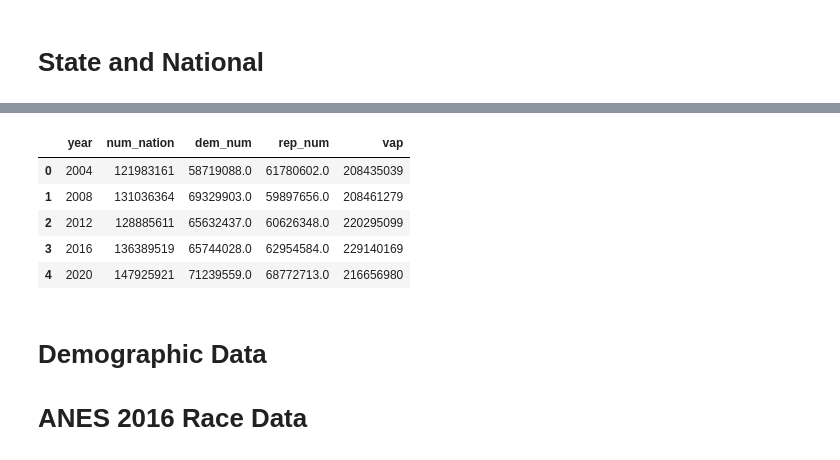
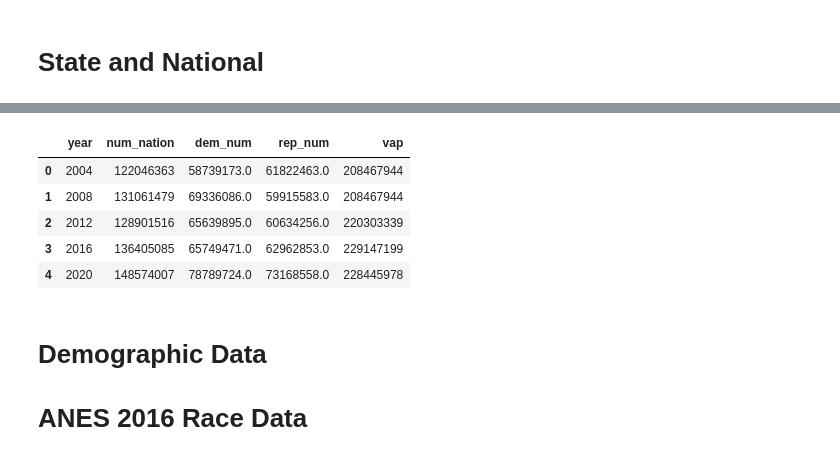
Before and after one commit to psthomas/election-vis, a Jupyter notebook: voting_national.ipynb, the cells around one changed output, grey strips where cells are left out. Drawn from its saved outputs; the diff is of its cells as text; code cells hidden in the pictures.

```diff
--- a/voting_national.ipynb
+++ b/voting_national.ipynb
@@ -418,11 +463,19 @@ set()
 # %%
 # Manually input Alaska statewide data because they don't use counties
 # http://uselectionatlas.org/RESULTS/compare.php?year=2016&fips=2&f=0&off=0&elect=0&type=state
+# https://www.census.gov/library/visualizations/2016/comm/citizen_voting_age_population/cb16-tps18_alaska.html
 columns = ['fips_code', 'county_num', 'dem_num', 'rep_num',
-            'year', 'state', 'county_name', 'vap']
-ak = [['02', '02', '02', '02'], [312598, 326197, 300495, 318608], [111025, 123594, 122640, 116454],
-      [190889, 193841, 164676, 163387], [2004, 2008, 2012, 2016], ['AK', 'AK', 'AK', 'AK'],
-      ['Alaska', 'Alaska', 'Alaska', 'Alaska'], [550189, 550189, 550189, 550189]]
+    'year', 'state', 'county_name', 'vap']
+ak = [
+    ['02', '02', '02', '02', '02'],
+    [312598, 326197, 300495, 318608, 349411],
+    [111025, 123594, 122640, 116454, 150155],
+    [190889, 193841, 164676, 163387, 185807],
+    [2004, 2008, 2012, 2016, 2020],
+    ['AK', 'AK', 'AK', 'AK', 'AK'],
+    ['Alaska', 'Alaska', 'Alaska', 'Alaska', 'Alaska'],
+    [550189, 550189, 550189, 550189, 528248]
+]
 alaska_df = pd.DataFrame(dict(zip(columns, ak)))
 alaska_df
 # %% [output]
@@ -550,26 +616,28 @@ state_df.to_csv('./US_State_Level_Presidential_Results_04-20.csv', index=False)
 # %%
-national_df = county[
-    (county['dem_margin'] <= 1.0) &
-    (county['dem_margin'] >= -1.0) &
-    (county['turnout'] >= 0.0) &
-    (county['turnout'] <= 1.0)
-]
-
+# This filter has weird effects, not sure why
+# national_df = county[
+#     (county['dem_margin'] <= 1.0) &
+#     (county['dem_margin'] >= -1.0) &
+#     (county['turnout'] >= 0.0) &
+#     (county['turnout'] <= 1.0)
+# ].copy()
+# OK, so the problem is that some places have turnout that is too high
+national_df = county.copy()
 national_df = national_df.groupby(['year']).agg(
     {'county_num':'sum', 'dem_num':'sum','rep_num':'sum',
      'vap':'sum'})
 national_df.rename(columns={'county_num':'num_nation'}, inplace=True)
 national_df = national_df.reset_index()
 national_df
 # 2020, 2.5 million are missing. Alaska? Other yet uncalled states?
 # So with new data, things aren't missing anymore.
 # %% [output]
 |  | year | num_nation | dem_num | rep_num | vap |
-| 0 | 2004 | 121983161 | 58719088.0 | 61780602.0 | 208435039 |
-| 1 | 2008 | 131036364 | 69329903.0 | 59897656.0 | 208461279 |
-| 2 | 2012 | 128885611 | 65632437.0 | 60626348.0 | 220295099 |
-| 3 | 2016 | 136389519 | 65744028.0 | 62954584.0 | 229140169 |
-| 4 | 2020 | 147925921 | 71239559.0 | 68772713.0 | 216656980 |
+| 0 | 2004 | 122046363 | 58739173.0 | 61822463.0 | 208467944 |
+| 1 | 2008 | 131061479 | 69336086.0 | 59915583.0 | 208467944 |
+| 2 | 2012 | 128901516 | 65639895.0 | 60634256.0 | 220303339 |
+| 3 | 2016 | 136405085 | 65749471.0 | 62962853.0 | 229147199 |
+| 4 | 2020 | 148574007 | 78789724.0 | 73168558.0 | 228445978 |
 # %% [markdown]
 # Demographic Data
 
```
Also changed, not shown: parts of 13 cells of this notebook, 5 other files.
